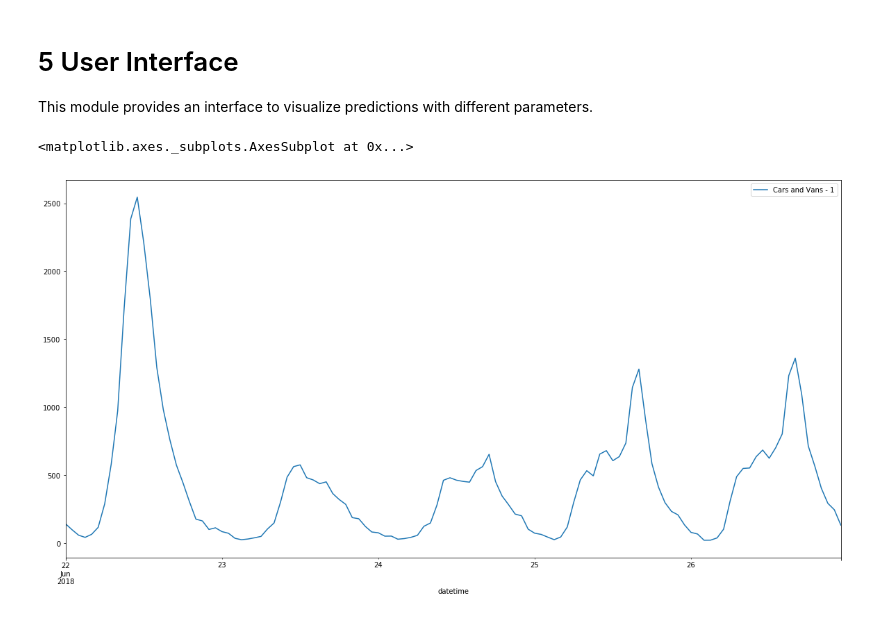
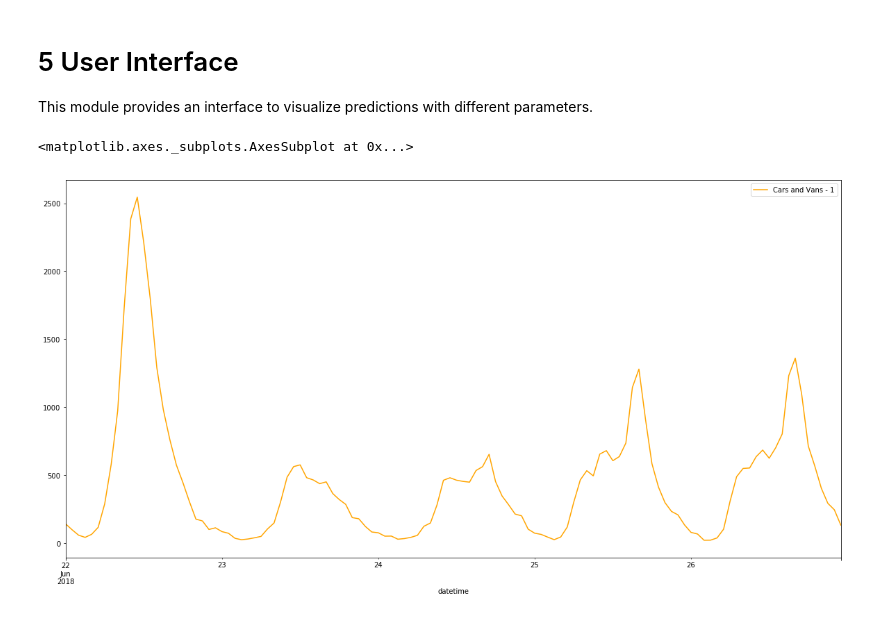
Before and after one commit to veicco/bcg-gamma, a Jupyter notebook: 5 User Interface.ipynb, the cells around one changed output. Cells and saved outputs as stored; diff of their text form; code cells hidden in the pictures.

```diff
--- a/5 User Interface.ipynb
+++ b/5 User Interface.ipynb
@@ -10,32 +10,32 @@ This module provides an interface to visualize predictions with different parame
 LAM_STATION = "Mäntsälä"
 
 # choose start and end dates that are between 2018-01-01 and 2018-12-30
 START_DATE = "2018-06-22"
 END_DATE = "2018-06-26"
 
 # choose one of the following volume types: Cars and Vans, Trucks, Buses
 VOLUME_TYPE = "Cars and Vans"
 
 # choose direction
 DIRECTION = 1
 
 
 ###################################################################
 # No need to modify anything below.
 ###################################################################
 
 import pandas as pd
 import matplotlib.pyplot as plt
 from datetime import datetime, timedelta
 %matplotlib inline
 fig, ax = plt.subplots(figsize=(20, 10))
 prediction = pd.read_csv("prediction_ts.csv")
 prediction = prediction[prediction["LAM Station"] == LAM_STATION]
 prediction = prediction[(prediction["date"] >= START_DATE) & (prediction["date"] <= END_DATE)]
 prediction = prediction[["date", "hour", "LAM Station"] + [VOLUME_TYPE + " - " + str(DIRECTION)]]
 prediction["date"] = prediction.date.apply(pd.to_datetime)
 prediction["datetime"] = prediction.apply(lambda row: row.date + timedelta(hours=int(row.hour[:2])), axis=1)
-prediction.plot(x="datetime", ax=ax, )
+prediction.plot(x="datetime", ax=ax, color="orange")
 # %% [output]
 <matplotlib.axes._subplots.AxesSubplot at 0x...>
-[figure, old version]
+[figure, new version]
```
Also changed, not shown: 1 other file.
